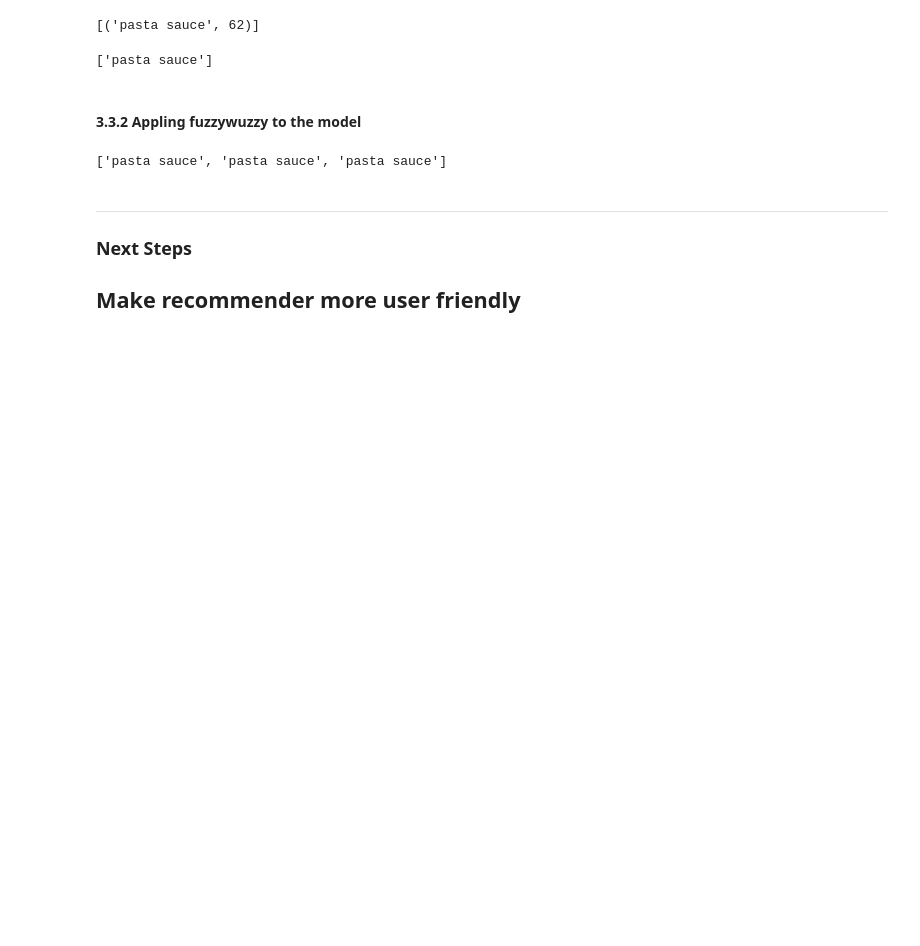
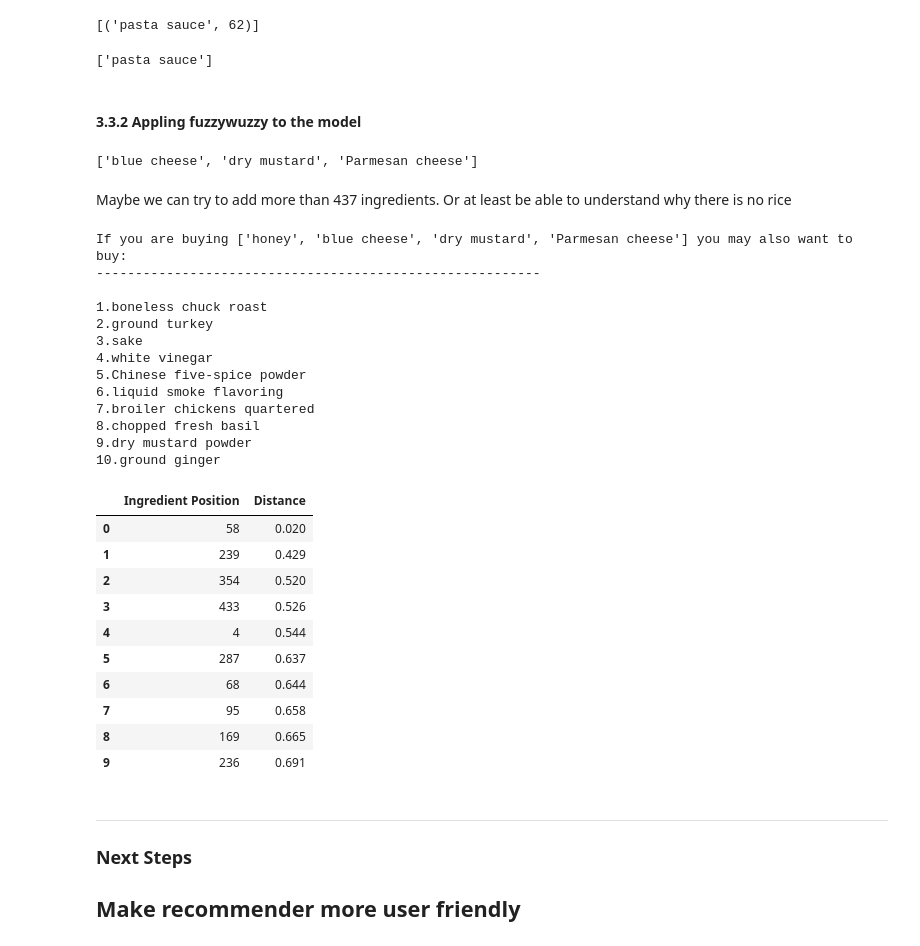
Before and after one commit to pepenunez/final-project, a Jupyter notebook: 03_allrecipes-modeling.ipynb, the cells around one changed output. Drawn from its saved outputs; the diff is of its cells as text; code cells hidden in the pictures; blank space fills up the shorter version.

```diff
--- a/03_allrecipes-modeling.ipynb
+++ b/03_allrecipes-modeling.ipynb
@@ -610,22 +610,28 @@ clean_list
 def get_translation(ingredients:list):
 
     clean_list = []
+
     # ...
     for ingredient in ingredients:
 
         matches = []
 
         for ing in unique_ingredients:
-            ratio = fuzz.ratio(ing.lower(), input_ing.lower())
+            ratio = fuzz.ratio(ing.lower(), ingredient.lower())
 
-            if ratio > 60:
+            if ratio > 50:
                 matches.append((ing, ratio))
                 matches = sorted(matches, key=lambda x: x[1], reverse=True)
 
-        clean_list.append(matches[0][0])
+        if matches:
+            clean_list.append(matches[0][0])
+        else:
+            clean_list.append(np.nan)
 
     return clean_list
 # %%
-get_translation(['Cheese ame', 'Mustard', 'Parmesan cheese'])
+get_translation(['Cheese', 'Mustard', 'Parmesan cheese'])
 # %% [output]
-['pasta sauce', 'pasta sauce', 'pasta sauce']
+['blue cheese', 'dry mustard', 'Parmesan cheese']
+# %% [markdown]
+Maybe we can try to add more than 437 ingredients. Or at least be able to understand why there is no rice
@@ -632,3 +682,30 @@ get_translation(['Cheese ame', 'Mustard', 'Parmesan cheese'])
+# %%
+get_top10_recommendations(['honey', 'Cheese', 'Mustard', 'Parmesan cheese'])
+# %% [output]
+If you are buying ['honey', 'blue cheese', 'dry mustard', 'Parmesan cheese'] you may also want to buy:
+---------------------------------------------------------
+
+1.boneless chuck roast
+2.ground turkey
+3.sake
+4.white vinegar
+5.Chinese five-spice powder
+6.liquid smoke flavoring
+7.broiler chickens quartered
+8.chopped fresh basil
+9.dry mustard powder
+10.ground ginger
+|  | Ingredient Position | Distance |
+| 0 | 58 | 0.020 |
+| 1 | 239 | 0.429 |
+| 2 | 354 | 0.520 |
+| 3 | 433 | 0.526 |
+| 4 | 4 | 0.544 |
+| 5 | 287 | 0.637 |
+| 6 | 68 | 0.644 |
+| 7 | 95 | 0.658 |
+| 8 | 169 | 0.665 |
+| 9 | 236 | 0.691 |
 # %% [markdown]
 -----------------
 ### Next Steps
```
Also changed, not shown: parts of 1 cell of this notebook.
